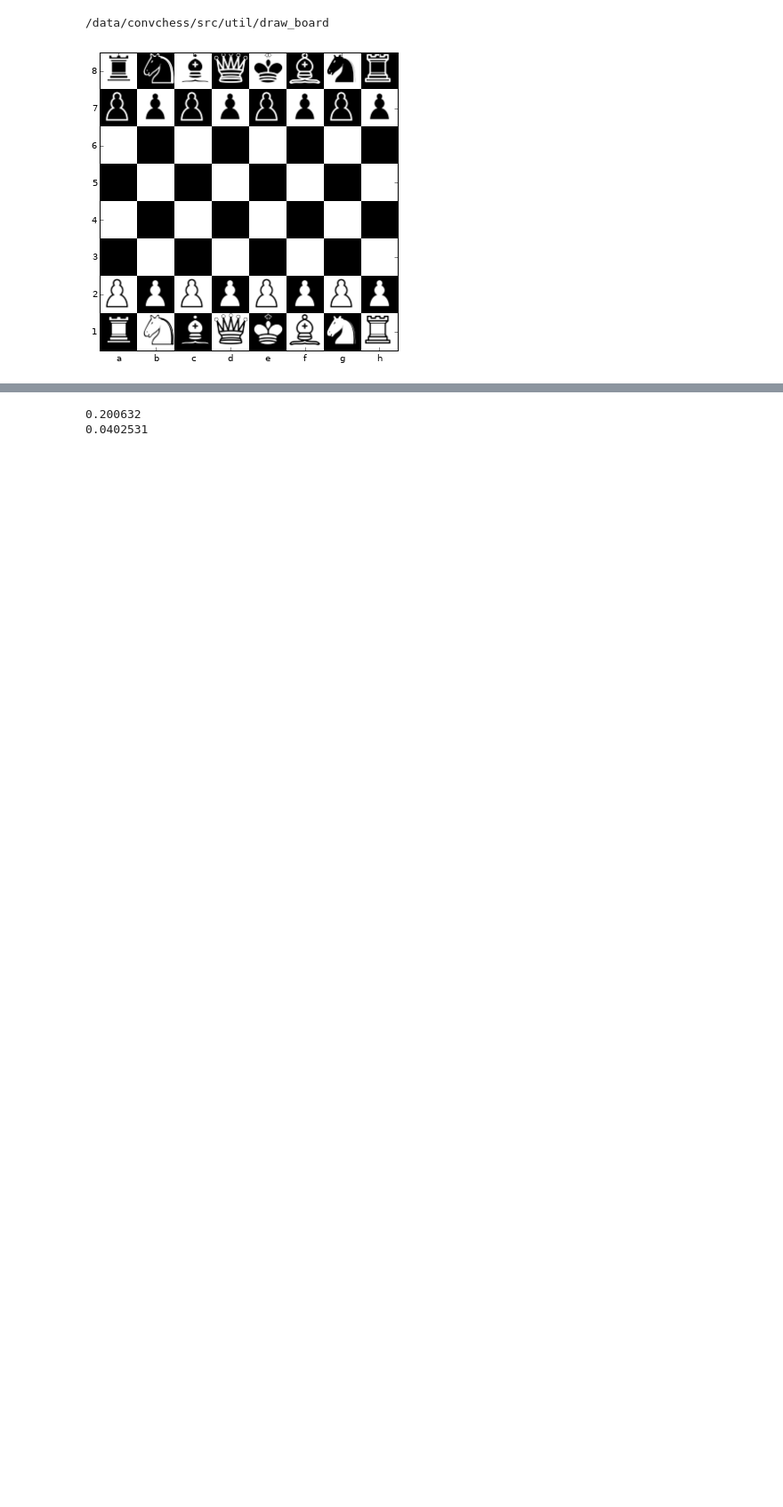
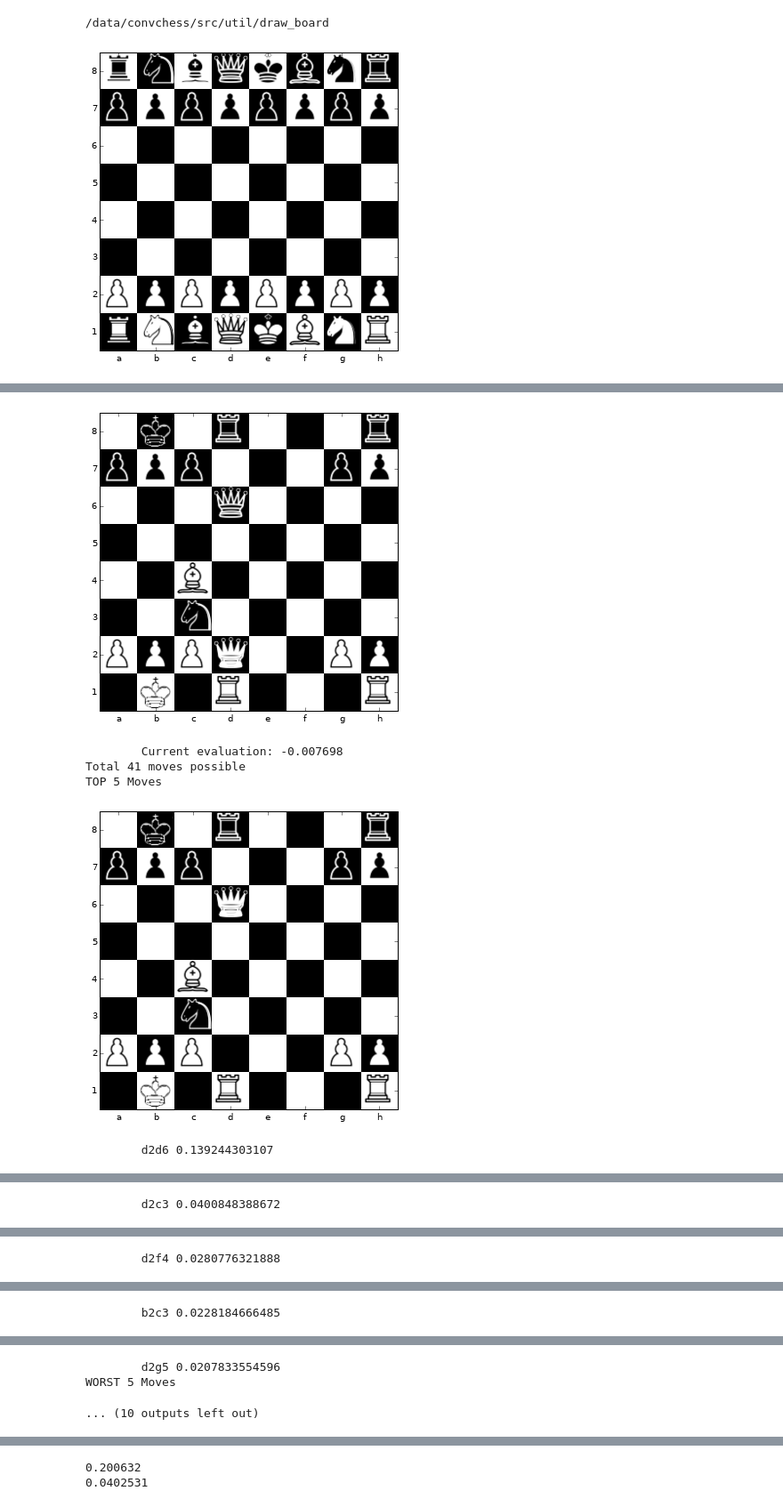
Before and after one commit to ashudeep/ConvChess, a Jupyter notebook: src/play/example_moves/Table evaluations.ipynb, the cells around one changed output, grey strips where cells are left out. Shown at 89% size. Drawn from its saved outputs; the diff is of its cells as text; code cells hidden in the pictures; blank space fills up the shorter version.

```diff
--- a/src/play/example_moves/Table evaluations.ipynb
+++ b/src/play/example_moves/Table evaluations.ipynb
@@ -261,2 +262,15 @@ TOP 5 Moves
 WORST 5 Moves
 ... (10 outputs left out)
+# %%
+'''
+Check and fork by the knight
+'''
+fen='1k1r3r/ppp3pp/3q4/8/2B5/2n5/PPPQ2PP/1K1R3R w - - 0 0'
+top_bottom_moves(fen)
+# %% [output]
+[figure, added]
+        Current evaluation: -0.007698
+Total 41 moves possible
+TOP 5 Moves
+[figure, added]
+        d2d6 0.139244303107
@@ -262,0 +278 @@ WORST 5 Moves
+        d2c3 0.0400848388672
@@ -262,0 +280 @@ WORST 5 Moves
+        d2f4 0.0280776321888
@@ -262,0 +282 @@ WORST 5 Moves
+        b2c3 0.0228184666485
@@ -262,0 +284,3 @@ WORST 5 Moves
+        d2g5 0.0207833554596
+WORST 5 Moves
+... (10 outputs left out)
```
Also changed, not shown: parts of 15 cells of this notebook.
